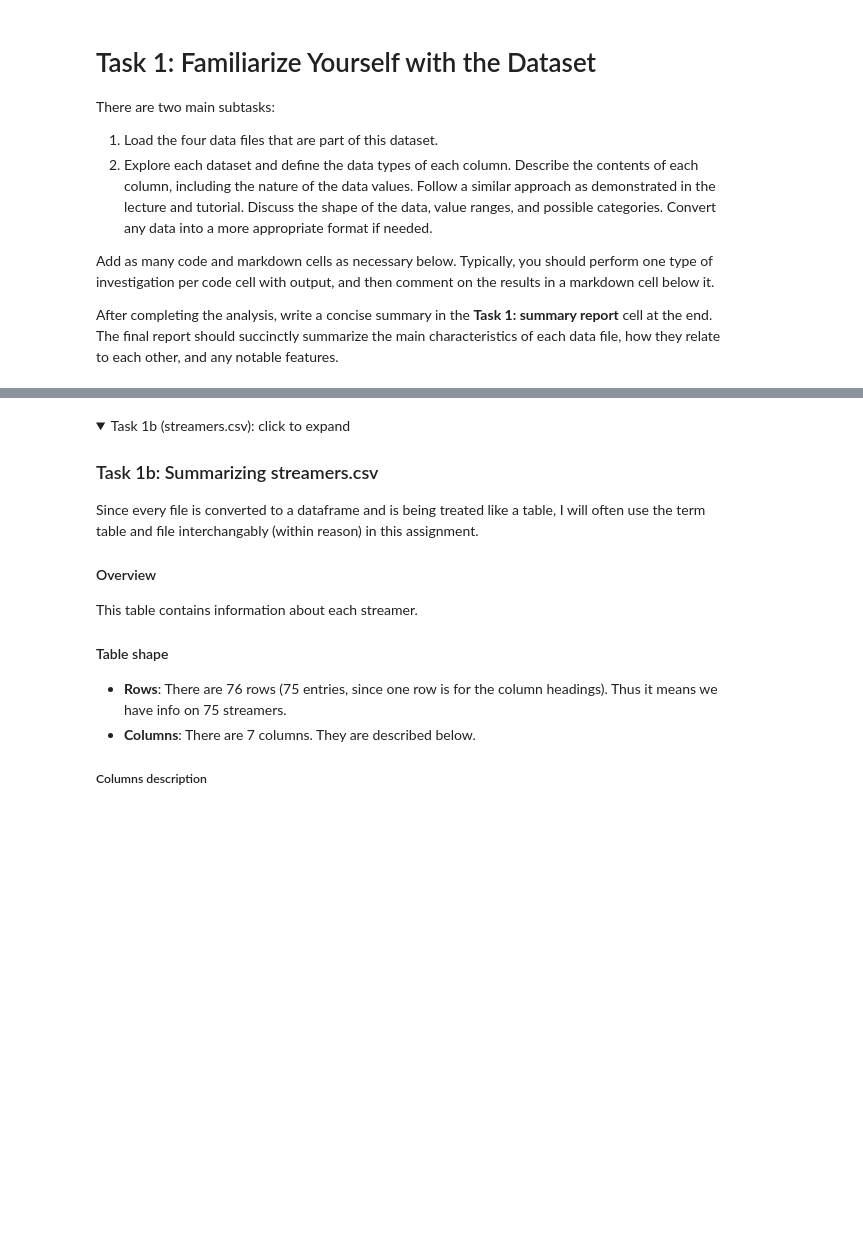
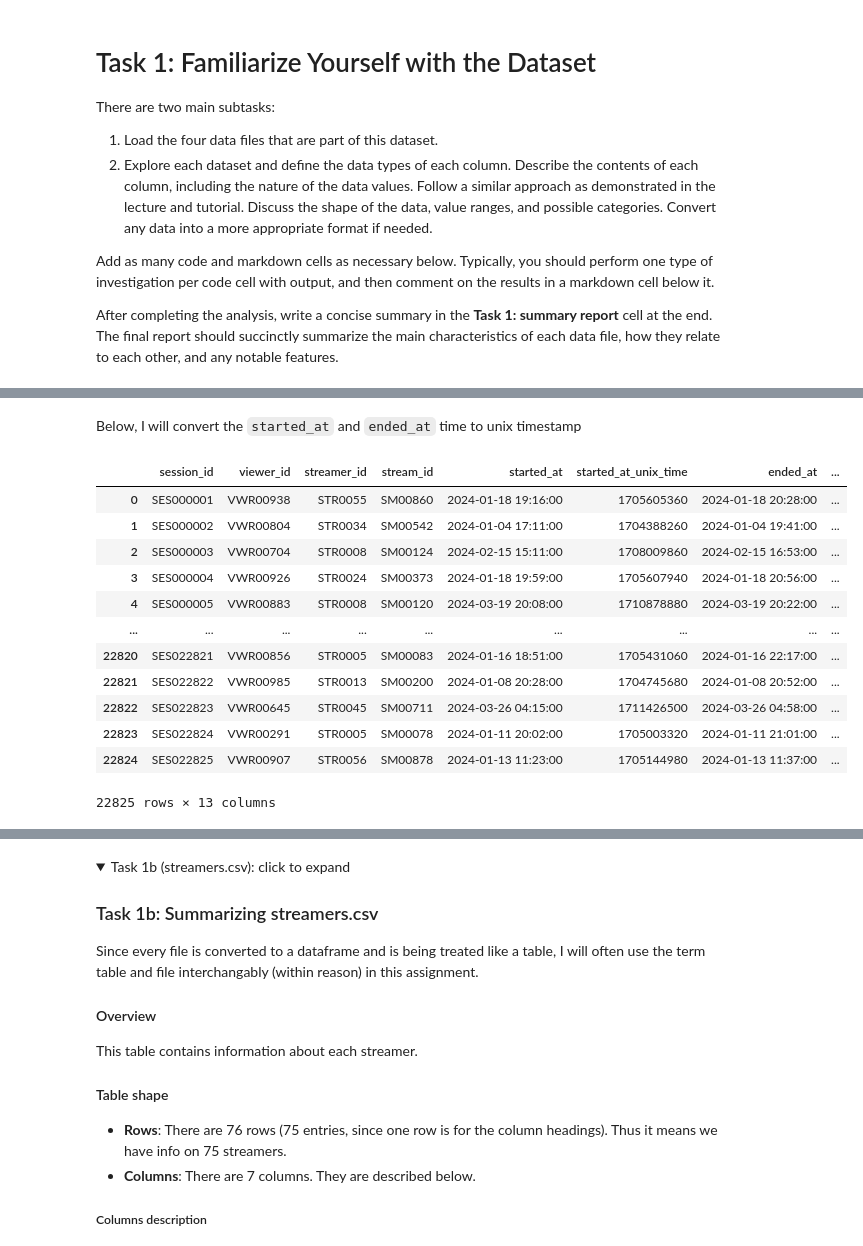
Before and after one commit to atifmmahmud/mahmud_atif_Assignment01, a Jupyter notebook: iat461_a1_atifm.ipynb, the cells around one changed output, grey strips where cells are left out. Saved outputs shown, nothing was run; the diff lists cells and outputs as text; code cells hidden in the pictures; folded sections open; blank space fills up the shorter version.

```diff
--- a/iat461_a1_atifm.ipynb
+++ b/iat461_a1_atifm.ipynb
@@ -70,5 +84,31 @@ This table contains information about individual viewing sesssions.
 
 </details>
+# %% [markdown]
+Below, I will convert the `started_at` and `ended_at` time to unix timestamp
+# %%
+# Task 1a: Continued, creating new columns with unix_timestamp
+df_sessions["started_at_unix"] = (pd.to_datetime(df_sessions["started_at"]) - pd.Timestamp("1970-01-01")) // pd.Timedelta("1s")
+started_at_unix = df_sessions.pop("started_at_unix")
+df_sessions.insert(loc=5, column="started_at_unix_time", value=started_at_unix)
+
+df_sessions["ended_at_unix"] = (pd.to_datetime(df_sessions["ended_at"]) - pd.Timestamp("1970-01-01")) // pd.Timedelta("1s")
+ended_at_unix = df_sessions.pop("ended_at_unix")
+df_sessions.insert(loc=7, column="ended_at_unix_time", value=ended_at_unix)
+display(df_sessions)
+# %% [output]
+|  | session_id | viewer_id | streamer_id | stream_id | started_at | started_at_unix_time | ended_at | ... |
+| 0 | SES000001 | VWR00938 | STR0055 | SM00860 | 2024-01-18 19:16:00 | 1705605360 | 2024-01-18 20:28:00 | ... |
+| 1 | SES000002 | VWR00804 | STR0034 | SM00542 | 2024-01-04 17:11:00 | 1704388260 | 2024-01-04 19:41:00 | ... |
+| 2 | SES000003 | VWR00704 | STR0008 | SM00124 | 2024-02-15 15:11:00 | 1708009860 | 2024-02-15 16:53:00 | ... |
+| 3 | SES000004 | VWR00926 | STR0024 | SM00373 | 2024-01-18 19:59:00 | 1705607940 | 2024-01-18 20:56:00 | ... |
+| 4 | SES000005 | VWR00883 | STR0008 | SM00120 | 2024-03-19 20:08:00 | 1710878880 | 2024-03-19 20:22:00 | ... |
+| ... | ... | ... | ... | ... | ... | ... | ... | ... |
+| 22820 | SES022821 | VWR00856 | STR0005 | SM00083 | 2024-01-16 18:51:00 | 1705431060 | 2024-01-16 22:17:00 | ... |
+| 22821 | SES022822 | VWR00985 | STR0013 | SM00200 | 2024-01-08 20:28:00 | 1704745680 | 2024-01-08 20:52:00 | ... |
+| 22822 | SES022823 | VWR00645 | STR0045 | SM00711 | 2024-03-26 04:15:00 | 1711426500 | 2024-03-26 04:58:00 | ... |
+| 22823 | SES022824 | VWR00291 | STR0005 | SM00078 | 2024-01-11 20:02:00 | 1705003320 | 2024-01-11 21:01:00 | ... |
+| 22824 | SES022825 | VWR00907 | STR0056 | SM00878 | 2024-01-13 11:23:00 | 1705144980 | 2024-01-13 11:37:00 | ... |
+22825 rows × 13 columns
 # %%
 # TASK 1b: STREAMERS.CSV
 df_streamers = pd.read_csv("data/streamers.csv")
```
Also changed, not shown: parts of 8 cells of this notebook.
